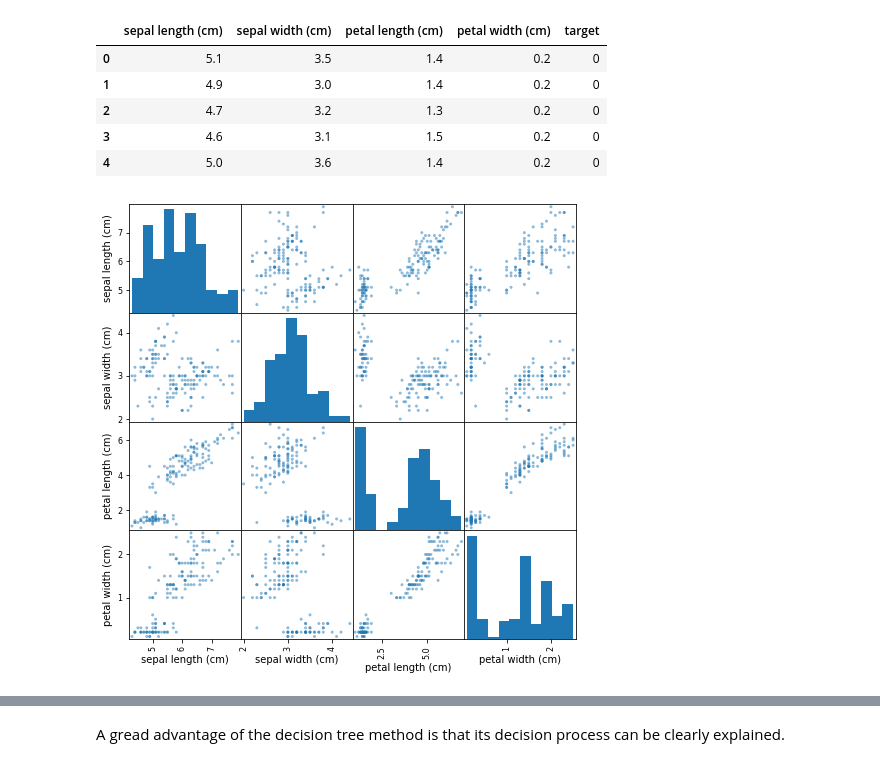
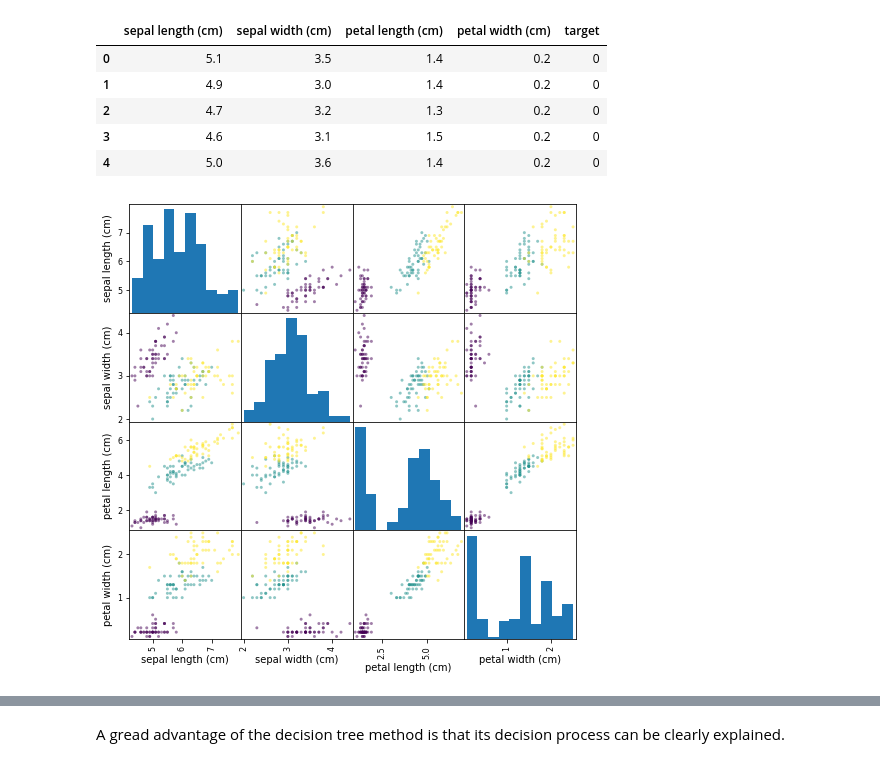
Before and after one commit to ch00226855/CMP414765Spring2022, a Jupyter notebook: Week14_DecisionTreeAndRandomForest.ipynb, the cells around one changed output, grey strips where cells are left out. Drawn from its saved outputs; the diff is of its cells as text; code cells hidden in the pictures.

```diff
--- a/Week14_DecisionTreeAndRandomForest.ipynb
+++ b/Week14_DecisionTreeAndRandomForest.ipynb
@@ -171,10 +170,10 @@ data.head()
 | 3 | 4.6 | 3.1 | 1.5 | 0.2 | 0 |
 | 4 | 5.0 | 3.6 | 1.4 | 0.2 | 0 |
 # %%
-pd.plotting.scatter_matrix(data.iloc[:, :4], figsize=(8, 8))
+pd.plotting.scatter_matrix(data.iloc[:, :4], figsize=(8, 8), c=data['target'])
 plt.show()
 # %% [output]
-[figure, old version]
+[figure, new version]
 # %%
 # Build a decision tree
 from sklearn.tree import DecisionTreeClassifier
```
Also changed, not shown: parts of 7 cells of this notebook.
